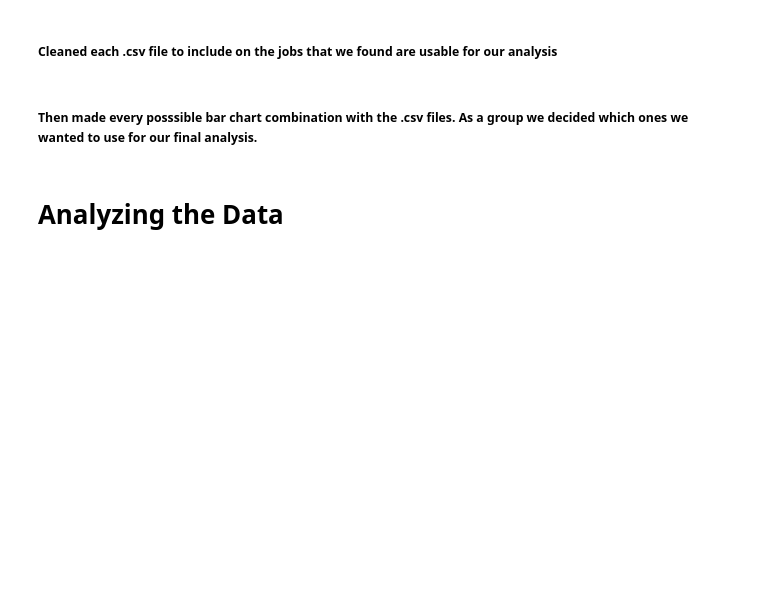
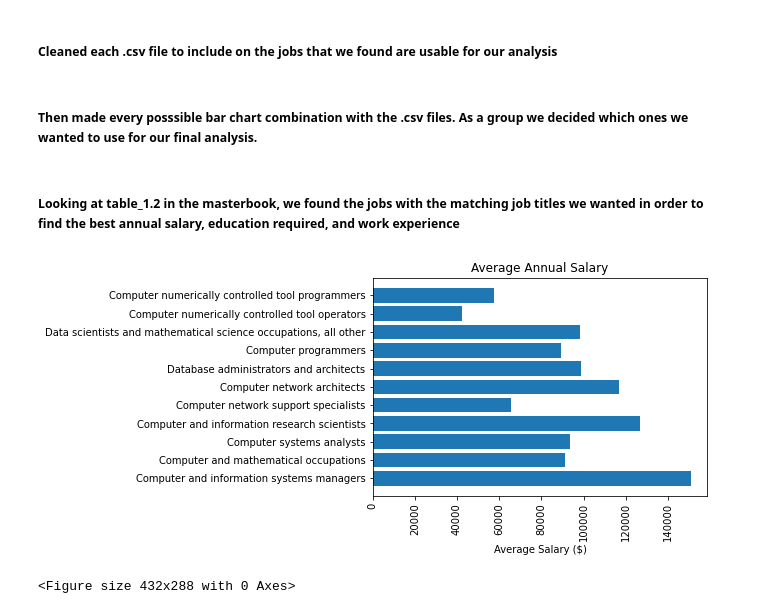
Before and after one commit to meduardoscervantes/Data-Industry-Analysis, a Jupyter notebook: Final_Analysis.ipynb, the cells around one changed output. Drawn from its saved outputs; the diff is of its cells as text; code cells hidden in the pictures; blank space fills up the shorter version.

```diff
--- a/Final_Analysis.ipynb
+++ b/Final_Analysis.ipynb
@@ -194,5 +194,78 @@ if production:
                 plt.savefig(f'Resources/graphs/{title}.png')
                 plt.close(counter)
                 counter += 1
-# %% [markdown]
-# Analyzing the Data
+# %% [markdown]
+##### Looking at table_1.2 in the masterbook, we found the jobs with the matching job titles we wanted in order to find the best annual salary, education required, and work experience
+# %%
+# Dependencies and Setup
+import matplotlib.pyplot as plt
+import pandas as pd
+import scipy.stats as st
+from scipy.stats import linregress
+import numpy
+import matplotlib.style
+%matplotlib inline
+table_2_path = "Resources/Table_2.csv"
+table_2_df = pd.read_csv(table_2_path)
+table_2_df
+df = table_2_df.loc[
+    (table_2_df["2020 National Employment Matrix title"] == "Data scientists and mathematical science occupations, all other") |
+    (table_2_df["2020 National Employment Matrix title"] == "Database administrators and architects") |
+    (table_2_df["2020 National Employment Matrix title"] == "Computer and information research scientists") |
+    (table_2_df["2020 National Employment Matrix title"] == "Computer and information systems managers") |
+    (table_2_df["2020 National Employment Matrix title"] == "Computer and mathematical occupations") |
+    (table_2_df["2020 National Employment Matrix title"] == "Computer network architects") |
+    (table_2_df["2020 National Employment Matrix title"] == "Computer network support specialists") |
+    (table_2_df["2020 National Employment Matrix title"] == "Computer numerically controlled tool operators") |
+    (table_2_df["2020 National Employment Matrix title"] == "Computer numerically controlled tool programmers") |
+    (table_2_df["2020 National Employment Matrix title"] == "Computer programmers") |
+    (table_2_df["2020 National Employment Matrix title"] == "Computer systems analysts") |
+    (table_2_df["2020 National Employment Matrix title"] == "Data scientists and mathematical science occupations, all other") |
+    (table_2_df["2020 National Employment Matrix title"] == "Database administrators and architects")
+]
+df = df.astype({"2020 National Employment Matrix title": str, "Median annual wage 2020": float})
+df
+
+stat = df['Median annual wage 2020']
+stat = stat.astype({"Median annual wage 2020": int})
+pd.set_option("display.precision", 0)
+stat_df = pd.DataFrame({"Median annual wage 2020" : stat})
+stat_df['Median annual wage 2020'].describe()
+
+col = df[['2020 National Employment Matrix title','Median annual wage 2020']]
+col = col.astype({"2020 National Employment Matrix title": str, "Median annual wage 2020": float})
+col
+
+set_x = col["2020 National Employment Matrix title"]
+set_y = col["Median annual wage 2020"]
+
+#Establish dataframe with the values
+plt.barh(set_x, set_y)
+
+#Chart editing
+plt.title("Average Annual Salary")
+plt.xticks(rotation=90)
+plt.xlabel("Average Salary ($)")
+plt.show()
+plt.savefig("average_annual_salary.png")
+
+df1 = table_2_df.loc[
+    (table_2_df["2020 National Employment Matrix title"] == "Data scientists and mathematical science occupations, all other") |
+    (table_2_df["2020 National Employment Matrix title"] == "Database administrators and architects") |
+    (table_2_df["2020 National Employment Matrix title"] == "Computer and information research scientists") |
+    (table_2_df["2020 National Employment Matrix title"] == "Computer and information systems managers") |
+    (table_2_df["2020 National Employment Matrix title"] == "Computer network architects") |
+    (table_2_df["2020 National Employment Matrix title"] == "Computer network support specialists") |
+    (table_2_df["2020 National Employment Matrix title"] == "Computer numerically controlled tool operators") |
+    (table_2_df["2020 National Employment Matrix title"] == "Computer numerically controlled tool programmers") |
+    (table_2_df["2020 National Employment Matrix title"] == "Computer programmers") |
+    (table_2_df["2020 National Employment Matrix title"] == "Computer systems analysts") |
+    (table_2_df["2020 National Employment Matrix title"] == "Data scientists and mathematical science occupations, all other") |
+    (table_2_df["2020 National Employment Matrix title"] == "Database administrators and architects")
+]
+
+degree = df1.groupby("Typical education needed for entry")
+degree_count = degree["Median annual wage 2020"].count()
+# %% [output]
+[figure, added]
+<Figure size 432x288 with 0 Axes>
```
Also changed, not shown: parts of 4 cells of this notebook, 1 other file.
